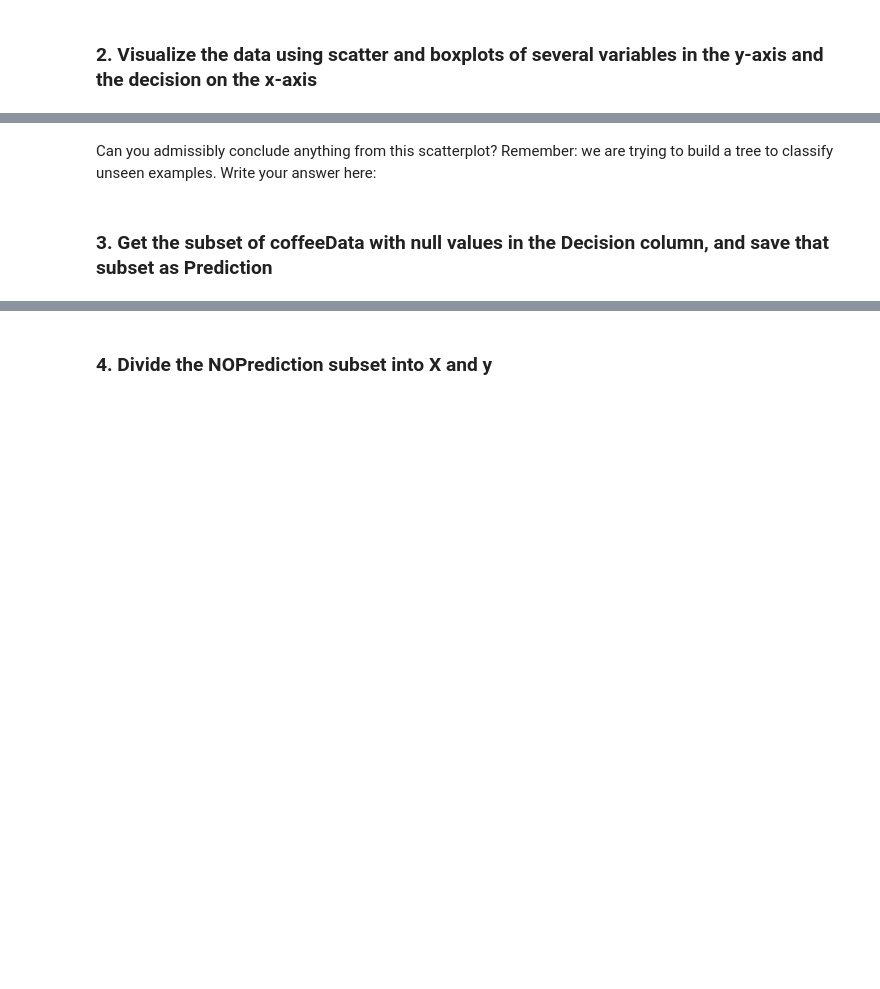
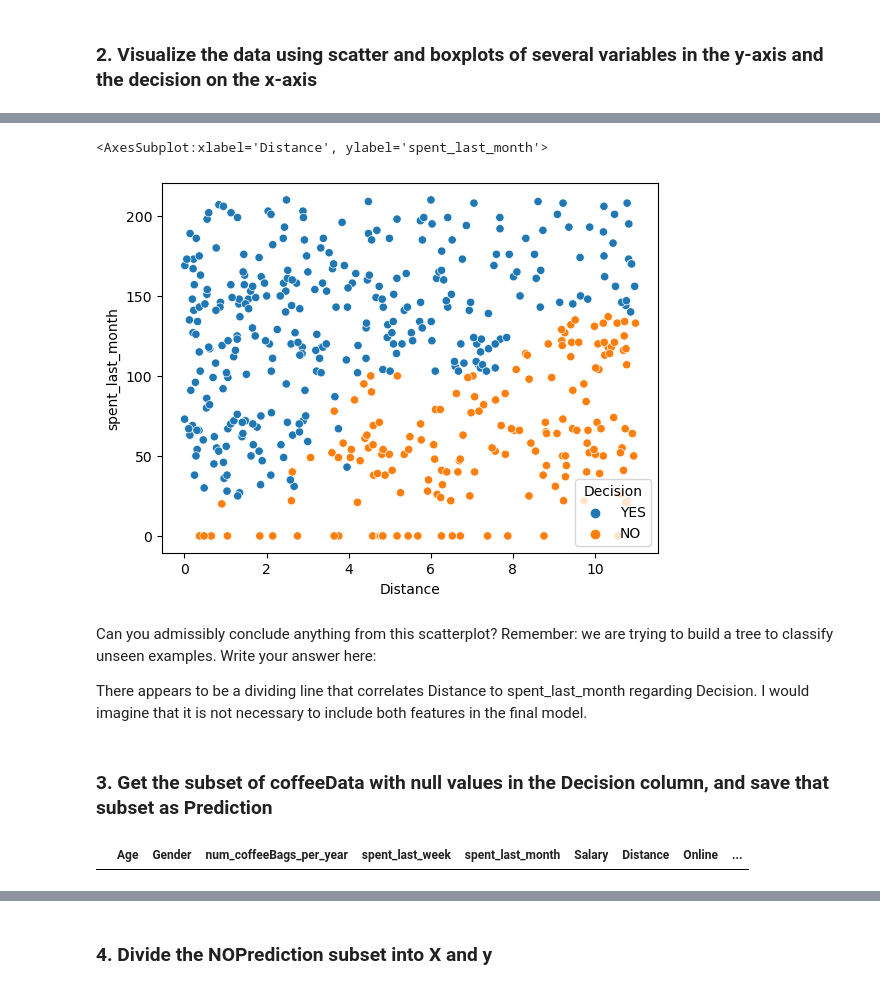
Before and after one commit to thaisangcr7/Case_Study_RR_Diner_Coffee, a Jupyter notebook: Springboard Decision Tree Specialty Coffee Case Study - Tier 1.ipynb, the cells around one changed output, grey strips where cells are left out. Cells and saved outputs as stored; diff of their text form; code cells hidden in the pictures; blank space fills up the shorter version.

```diff
--- a/Springboard Decision Tree Specialty Coffee Case Study - Tier 1.ipynb
+++ b/Springboard Decision Tree Specialty Coffee Case Study - Tier 1.ipynb
@@ -266,8 +338,15 @@ Can you admissibly conclude anything from this boxplot? Write your answer here:
 # %%
 # Call scatterplot() on our Seaborn object sns, and plug in y="spent_last_month", x= "distance", hue = "Decision", data =NOPrediction.
-sns._ _ _(y="spent_last_month", x= "Distance", hue = "Decision", data =NOPrediction)
+# sns._ _ _(y="spent_last_month", x= "Distance", hue = "Decision", data =NOPrediction)
+
+sns.scatterplot(y="spent_last_month", x= "Distance", hue = "Decision", data =NOPrediction)
+# %% [output]
+<AxesSubplot:xlabel='Distance', ylabel='spent_last_month'>
+[figure, added]
 # %% [markdown]
 Can you admissibly conclude anything from this scatterplot? Remember: we are trying to build a tree to classify unseen examples. Write your answer here:
+
+There appears to be a dividing line that correlates Distance to spent_last_month regarding Decision. I would imagine that it is not necessary to include both features in the final model.
 # %% [markdown]
 ### 3. Get the subset of coffeeData with null values in the Decision column, and save that subset as Prediction
 # %%
@@ -275,7 +354,11 @@ Can you admissibly conclude anything from this scatterplot? Remember: we are try
 # One way is to subset on pd.isnull(data['Decision']). Use square brackets, and plug that in as parameter.
 # Store the result in a variable called Prediction
 # Call a head() on the result to see it's worked out alright
-_ _ _ = coffeeData[pd._ _ _(coffeeData["Decision"])]
+Prediction = df[pd.isnull(df["Decision"])]
 Prediction.head()
+#Prediction = df[df['Decision'].isnull()]
+#Prediction.head()
+# %% [output]
+|  | Age | Gender | num_coffeeBags_per_year | spent_last_week | spent_last_month | Salary | Distance | Online | ... |
 # %%
 # Call describe() on Prediction
```
Also changed, not shown: parts of 8 cells of this notebook.
